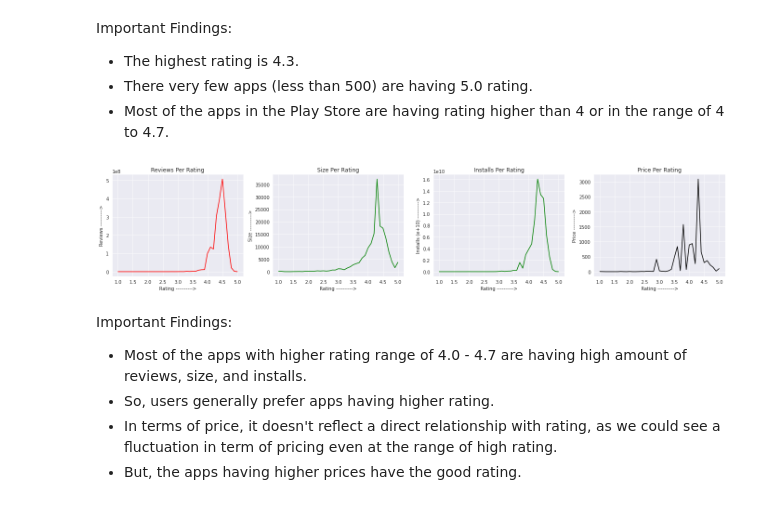
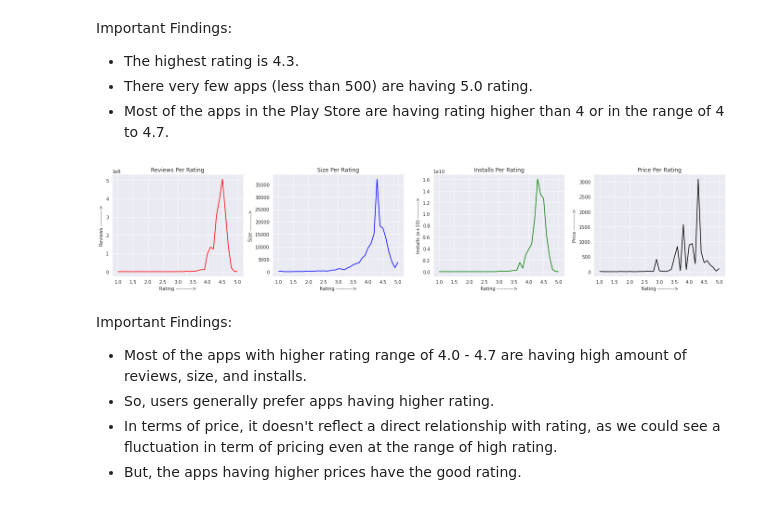
Before and after one commit to anupstar100/Google-Play-Store-App-Review-EDA-, a Jupyter notebook: Play_Store_App_Review_Analysis_Capstone_Project.ipynb, the cells around one changed output. Cells and saved outputs as stored; diff of their text form; code cells hidden in the pictures.

```diff
--- a/Play_Store_App_Review_Analysis_Capstone_Project.ipynb
+++ b/Play_Store_App_Review_Analysis_Capstone_Project.ipynb
@@ -545,34 +545,34 @@ Important Findings:
 # %%
 # GRAPHS OF REVIEWS, SIZE, INSTALLS AND PRICE PER RATING
 
 rating_df = apps_df.groupby('Rating').sum().reset_index()   # MAKING A DATAFRAME TO PLOT
 
 fig, axes = plt.subplots(1, 4, figsize = (19, 4))
 
 axes[0].plot(rating_df['Rating'], rating_df['Reviews'], 'r')
 axes[0].set_xlabel('Rating ---------->')
 axes[0].set_ylabel('Reviews ---------->')
 axes[0].set_title('Reviews Per Rating')
 
-axes[1].plot(rating_df['Rating'], rating_df['Size'], 'g')
+axes[1].plot(rating_df['Rating'], rating_df['Size'], 'b')
 axes[1].set_xlabel('Rating ---------->')
 axes[1].set_ylabel('Size ---------->')
 axes[1].set_title('Size Per Rating')
 
 axes[2].plot(rating_df['Rating'], rating_df['Installs'], 'g')
 axes[2].set_xlabel('Rating ---------->')
 axes[2].set_ylabel('Installs (e+10) ---------->')
 axes[2].set_title('Installs Per Rating')
 
 axes[3].plot(rating_df['Rating'], rating_df['Price'], 'k')
 axes[3].set_xlabel('Rating ---------->')
 axes[3].set_ylabel('Price ---------->')
 axes[3].set_title('Price Per Rating')
 
 plt.tight_layout()
 plt.show()
 # %% [output]
-[figure, old version]
+[figure, new version]
 # %% [markdown]
 Important Findings:
 *  Most of the apps with higher rating range of 4.0 - 4.7 are having high amount of reviews, size, and installs.
```
Also changed, not shown: parts of 6 cells of this notebook.
